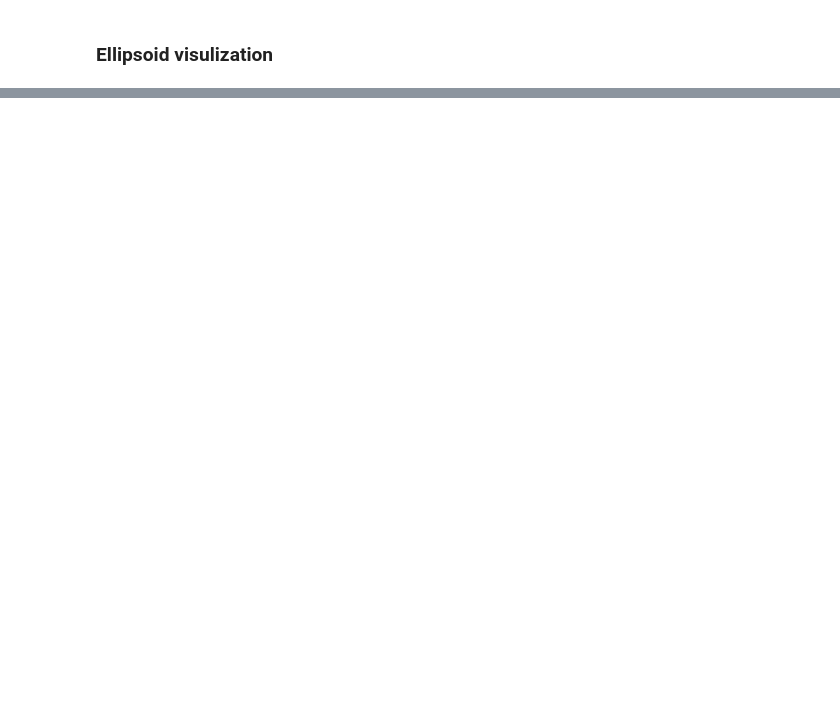
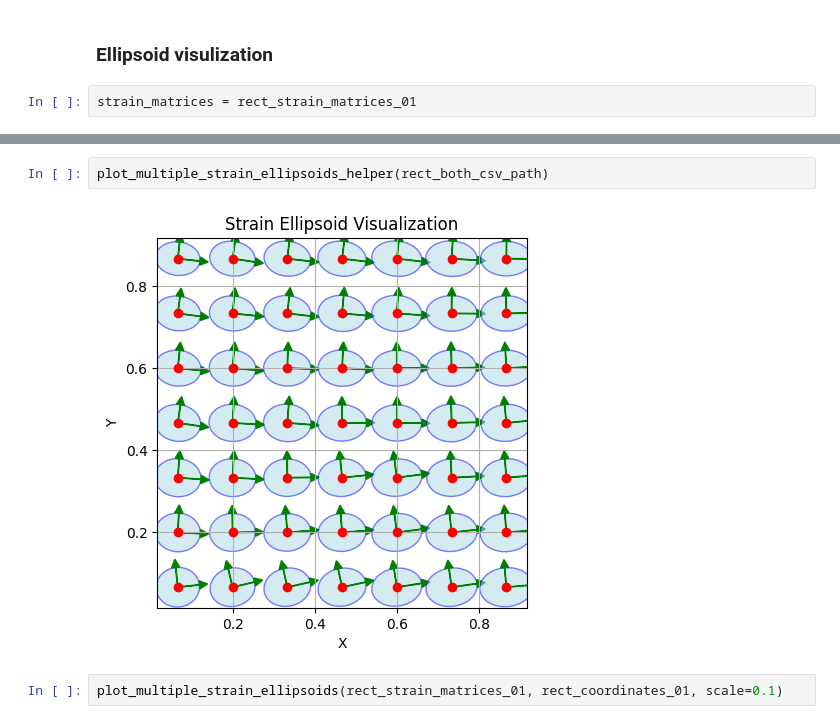
Before and after one commit to Xiaowen2024/GraphicsResearch, a Jupyter notebook: visualization/displacement_visualizer.ipynb, the cells around one changed output, grey strips where cells are left out. Cells and saved outputs as stored; diff of their text form; blank space fills up the shorter version.

```diff
--- a/visualization/displacement_visualizer.ipynb
+++ b/visualization/displacement_visualizer.ipynb
@@ -661,2 +651,4 @@ array([1.34107241, 1.29222262, 1.2755577 , 1.24923669, 1.34450938,
 # %% [markdown]
 ### Ellipsoid visulization
+# %%
+strain_matrices = rect_strain_matrices_01
@@ -662,0 +703,6 @@ array([1.34107241, 1.29222262, 1.2755577 , 1.24923669, 1.34450938,
+# %%
+plot_multiple_strain_ellipsoids_helper(rect_both_csv_path)
+# %% [output]
+[figure, added]
+# %%
+plot_multiple_strain_ellipsoids(rect_strain_matrices_01, rect_coordinates_01, scale=0.1)
```
Also changed, not shown: parts of 25 cells of this notebook, 3 other files.
